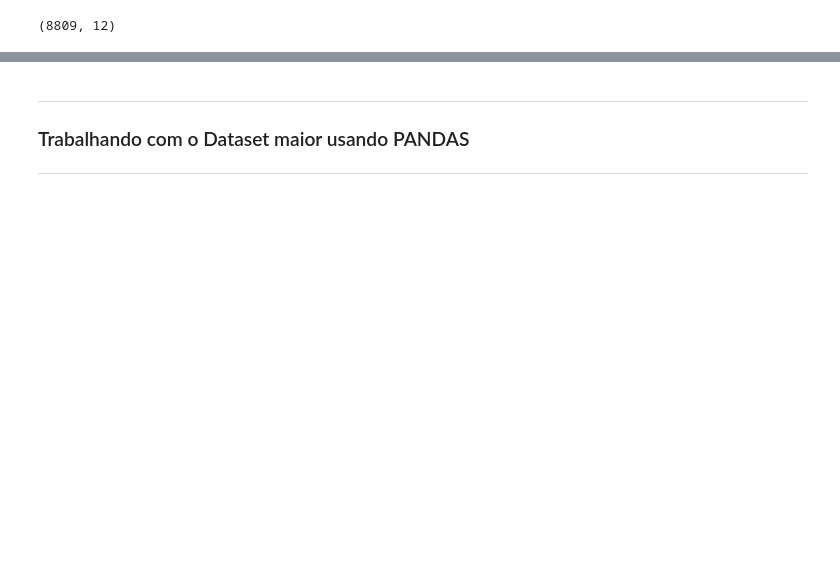
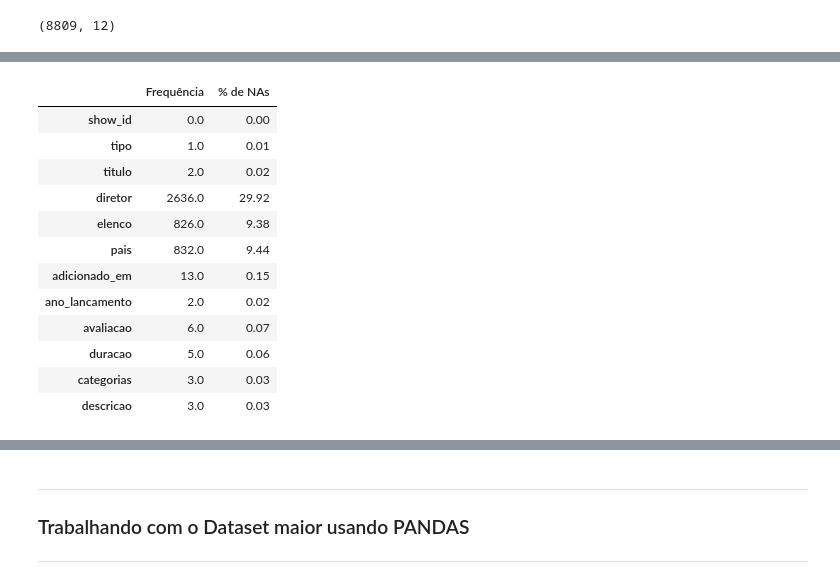
Before and after one commit to GuilhermeKotchergenko/santandercoders_bigdata1_project, a Jupyter notebook: Trabalho pandas X spark .ipynb, the cells around one changed output, grey strips where cells are left out. Drawn from its saved outputs; the diff is of its cells as text; code cells hidden in the pictures; blank space fills up the shorter version.

```diff
--- a/Trabalho pandas X spark .ipynb
+++ b/Trabalho pandas X spark .ipynb
@@ -488,9 +488,9 @@ spark = SparkSession.builder.appName("Netflix Data").getOrCreate()
 # %%
 #lendo o arquivo .csv
 
-netflix_spark = spark.read.csv("netflix_titles_2021.csv", header=True, inferSchema=True)
+netflix = spark.read.csv("netflix_titles_2021.csv", header=True, inferSchema=True)
 
-netflix_spark.show(10)
+netflix.show(10)
 # %% [output]
 +-------+-------+--------------------+--------------------+--------------------+--------------------+------------------+------------+------+---------+--------------------+--------------------+
 |show_id|   type|               title|            director|                cast|             country|        date_added|release_year|rating| duration|           listed_in|         description|
@@ -514,2 +514,9 @@ print((netflix_spark.count(),len(netflix_spark.columns)))
 # %% [output]
 (8809, 12)
+# %%
+colunas = {'type':'tipo', 'title':'titulo', 'director':'diretor', 'cast':'elenco',
+            'country':'pais', 'date_added':'adicionado_em','release_year':'ano_lancamento',
+            'rating':'avaliacao', 'duration':'duracao', 'listed_in':'categorias', 'description':'descricao'}
+# %%
+for old_name, new_name in colunas.items():
+  netflix = netflix.withColumnRenamed(old_name, new_name)
@@ -515,0 +541,9 @@ print((netflix_spark.count(),len(netflix_spark.columns)))
+# %%
+# Verificando os valores ausentes
+from pyspark.sql import functions as f
+
+frequencia = netflix.select([f.count(f.when(f.isnull(c), 1)).alias(c) for c in netflix.columns])
+percentual_na = netflix.select([(f.count(f.when(f.isnull(c), 1))/netflix.count() *100).alias(c) for c in netflix.columns])
+percentual_na = percentual_na.select([f.round(c,2).alias(c) for c in percentual_na.columns])
+valores_ausentes = frequencia.unionAll(percentual_na)
+valores_ausentes.show()
@@ -515,0 +557,16 @@ print((netflix_spark.count(),len(netflix_spark.columns)))
+# %%
+valores_ausentes.toPandas().transpose().rename(columns={0:'Frequência', 1:'% de NAs'})
+# %% [output]
+|  | Frequência | % de NAs |
+| show_id | 0.0 | 0.00 |
+| tipo | 1.0 | 0.01 |
+| titulo | 2.0 | 0.02 |
+| diretor | 2636.0 | 29.92 |
+| elenco | 826.0 | 9.38 |
+| pais | 832.0 | 9.44 |
+| adicionado_em | 13.0 | 0.15 |
+| ano_lancamento | 2.0 | 0.02 |
+| avaliacao | 6.0 | 0.07 |
+| duracao | 5.0 | 0.06 |
+| categorias | 3.0 | 0.03 |
+| descricao | 3.0 | 0.03 |
```
Also changed, not shown: parts of 60 cells of this notebook.
